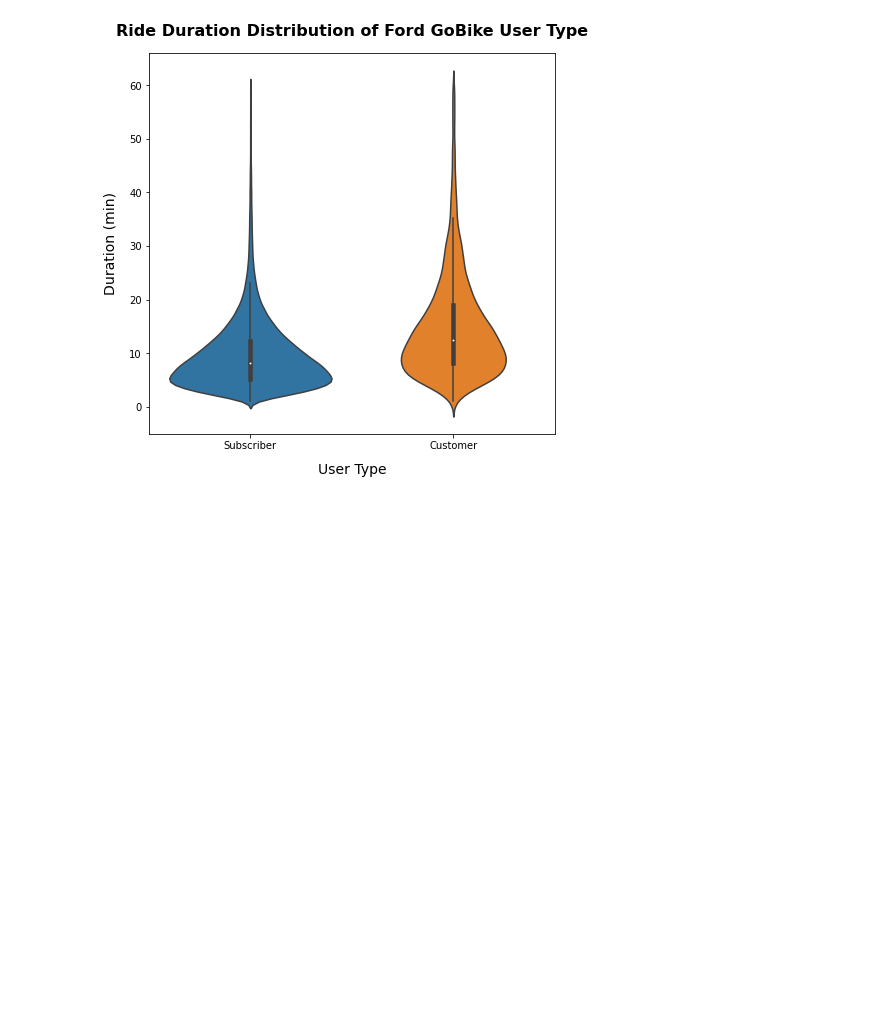
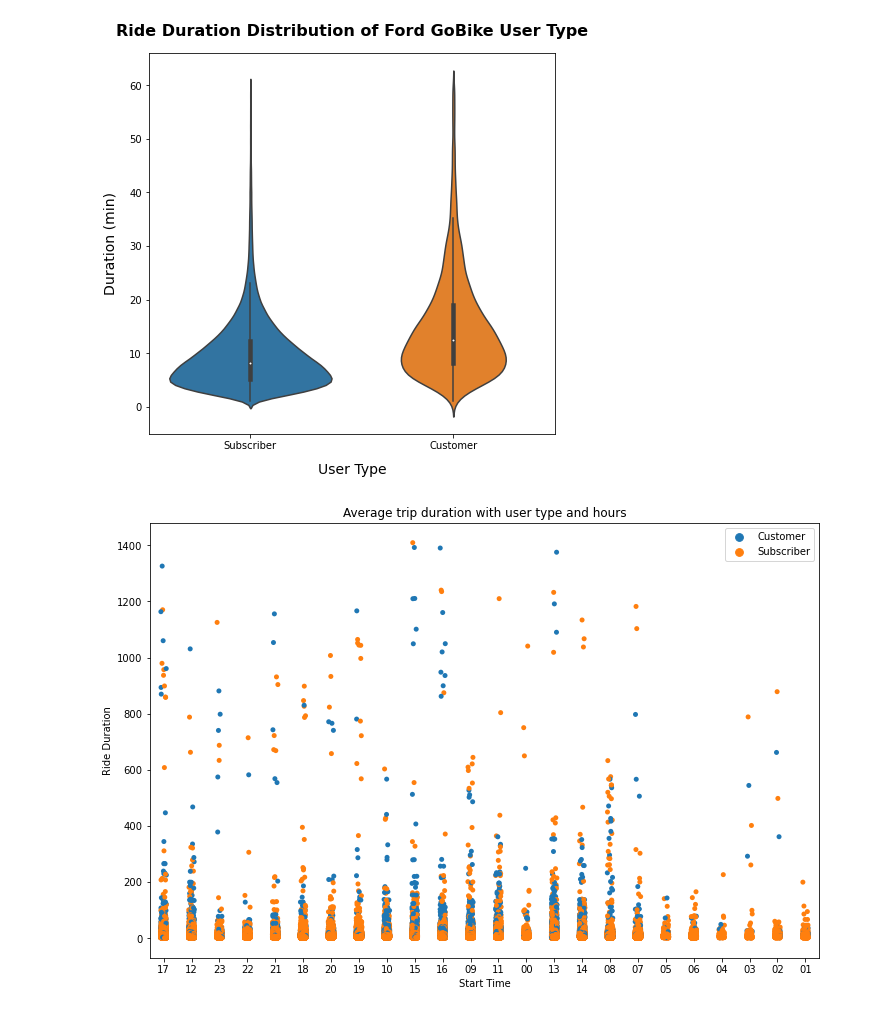
Before and after one commit to imtanbro/Data-Analysis-Ford-GoBike, a Jupyter notebook: Untitled.ipynb, the cells around one changed output. Drawn from its saved outputs; the diff is of its cells as text; code cells hidden in the pictures; blank space fills up the shorter version.

Commit message:
stripplot

```diff
--- a/Untitled.ipynb
+++ b/Untitled.ipynb
@@ -475,3 +491,14 @@ plt.ylabel('Duration (min)', fontsize=14, labelpad=12);
 plt.title('Ride Duration Distribution of Ford GoBike User Type', y=1.03, fontsize=16, fontweight='bold', color= 'black');
 # %% [output]
 [figure]
+# %%
+#using stripplot for calculating average trip duration with user-type and hours
+plt.figure(figsize=(12,8))
+sns.stripplot(data=df, x='start_hour', y='duration_min', hue='user_type')
+plt.title('Average trip duration with user type and hours')
+plt.xlabel('Start Time')
+plt.ylabel('Ride Duration')
+plt.legend()
+plt.show()
+# %% [output]
+[figure, added]
```
Also changed, not shown: parts of 3 cells of this notebook.
